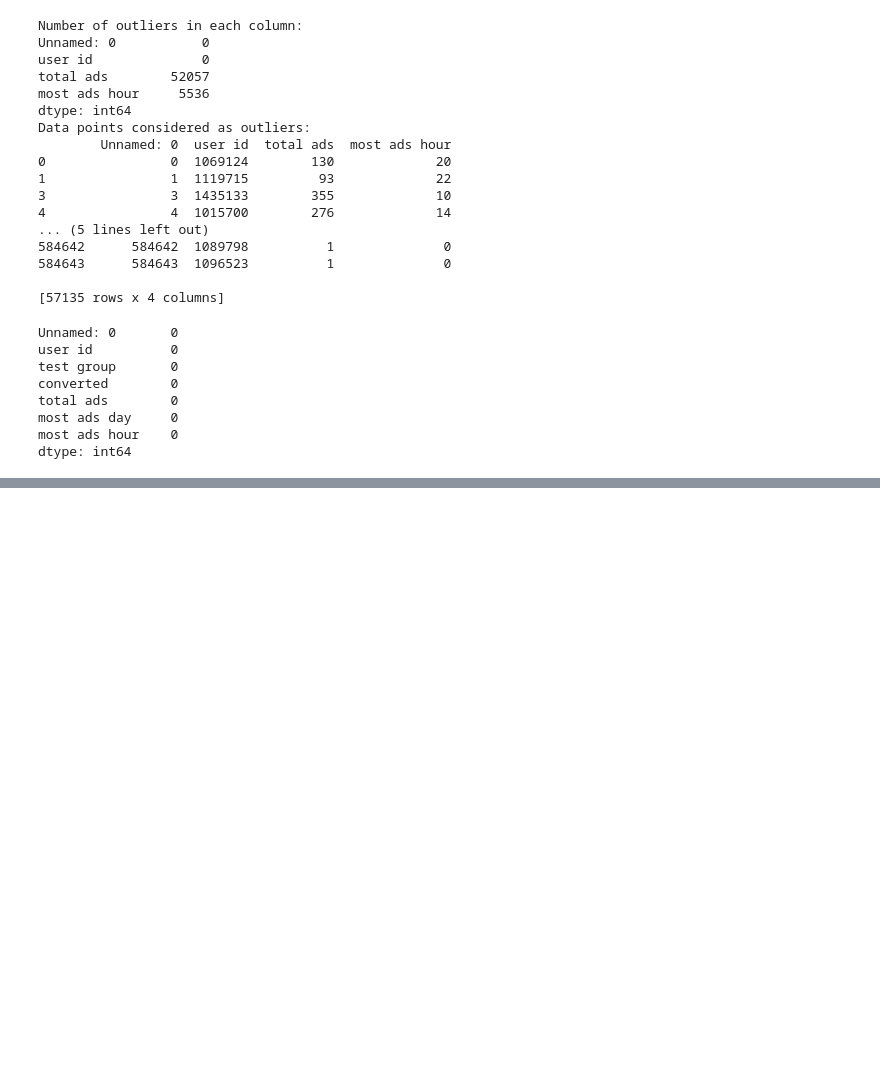
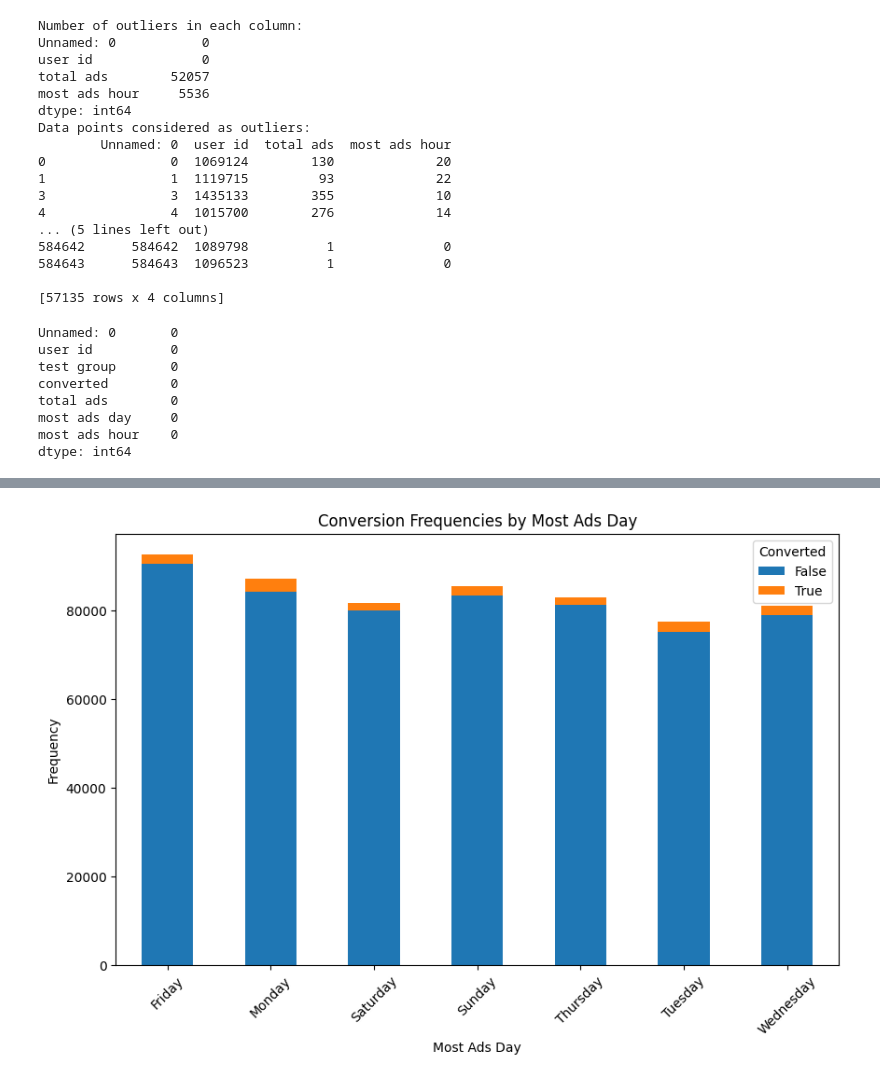
Before and after one commit to pankaj96s/Marketing-AB-Testing, a Jupyter notebook: Marketing AB.ipynb, the cells around one changed output, grey strips where cells are left out. Saved outputs shown, nothing was run; the diff lists cells and outputs as text; code cells hidden in the pictures; blank space fills up the shorter version.

```diff
--- a/Marketing AB.ipynb
+++ b/Marketing AB.ipynb
@@ -99,0 +302,25 @@ cat_var = ['test group','converted','most ads day']
+# %%
+import matplotlib.pyplot as plt
+
+
+# Data
+categories = ['Friday', 'Monday', 'Saturday', 'Sunday', 'Thursday', 'Tuesday', 'Wednesday']
+false_values = [90551, 84216, 79941, 83301, 81192, 75167, 78890]
+true_values = [2057, 2857, 1719, 2090, 1790, 2312, 2018]
+
+# Create a DataFrame
+df = pd.DataFrame({
+    'False': false_values,
+    'True': true_values
+}, index=categories)
+
+# Plot
+df.plot(kind='bar', stacked=True, figsize=(10, 6))
+plt.title('Conversion Frequencies by Most Ads Day')
+plt.xlabel('Most Ads Day')
+plt.ylabel('Frequency')
+plt.xticks(rotation=45)
+plt.legend(title='Converted')
+plt.show()
+# %% [output]
+[figure, added]
```
Also changed, not shown: parts of 13 cells of this notebook.
